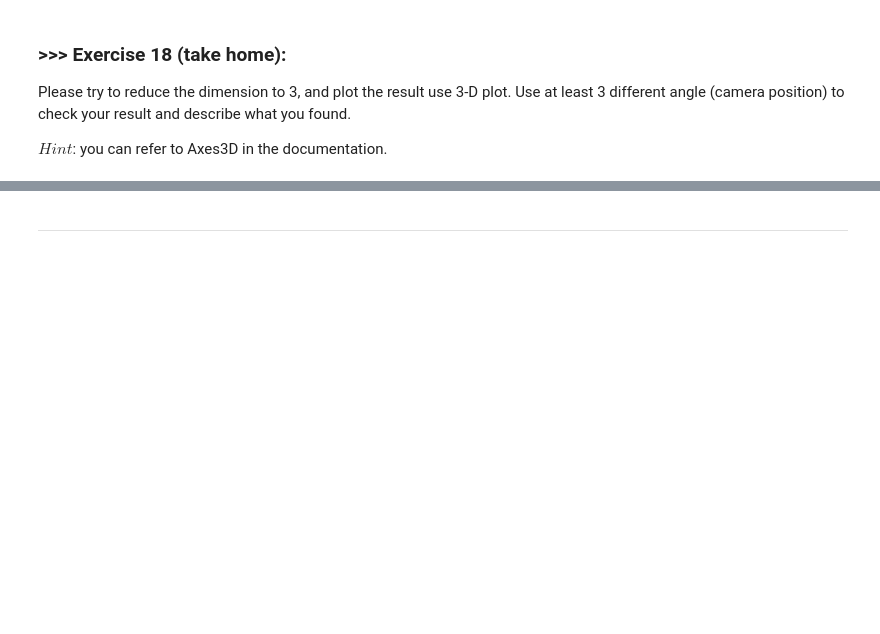
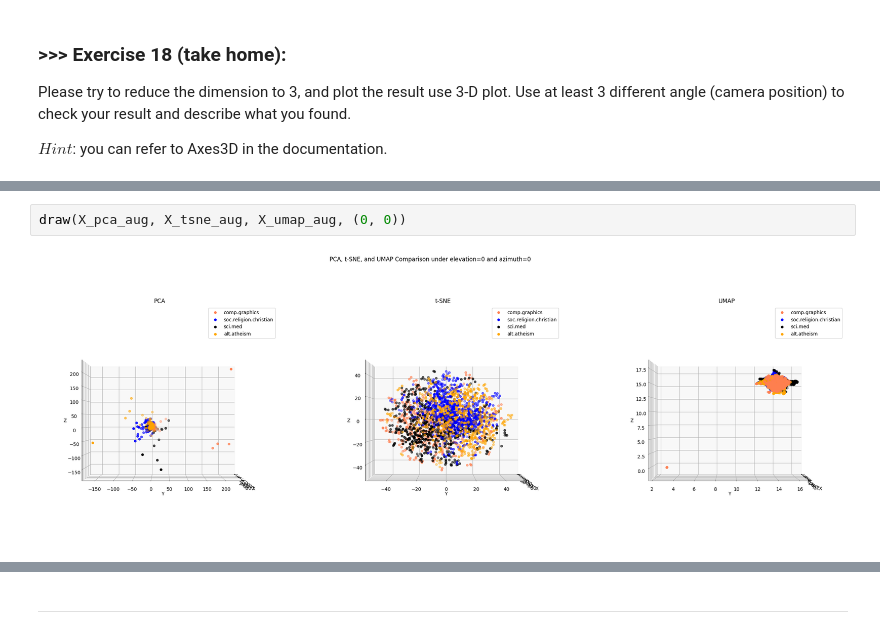
Before and after one commit to omeiLab/DM2025-Lab1-Exercise, a Jupyter notebook: DM2025-Lab1-Master.ipynb, the cells around one changed output, grey strips where cells are left out. Cells and saved outputs as stored; diff of their text form; blank space fills up the shorter version.

```diff
--- a/DM2025-Lab1-Master.ipynb
+++ b/DM2025-Lab1-Master.ipynb
@@ -2111,0 +2348,4 @@ $Hint$: you can refer to Axes3D in the documentation.
+# %%
+draw(X_pca_aug, X_tsne_aug, X_umap_aug, (0, 0))
+# %% [output]
+[figure, added]
```
Also changed, not shown: parts of 69 cells of this notebook, 8 other files.
